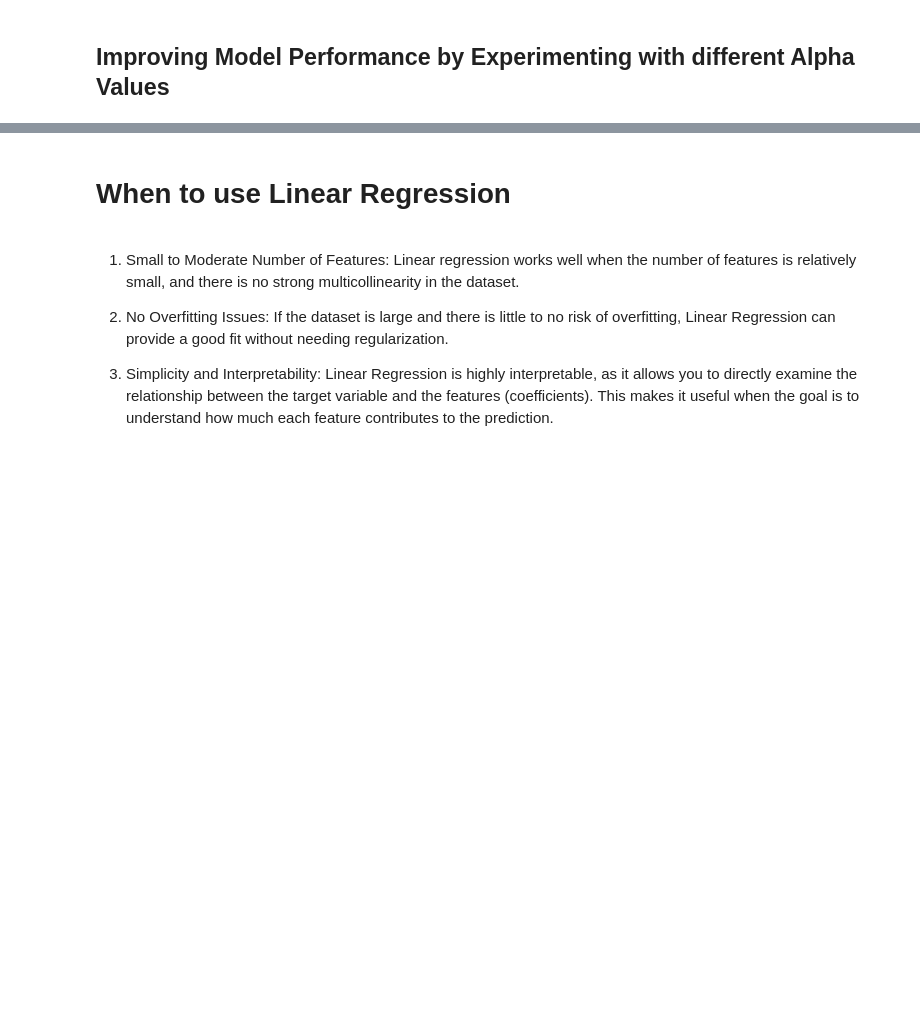
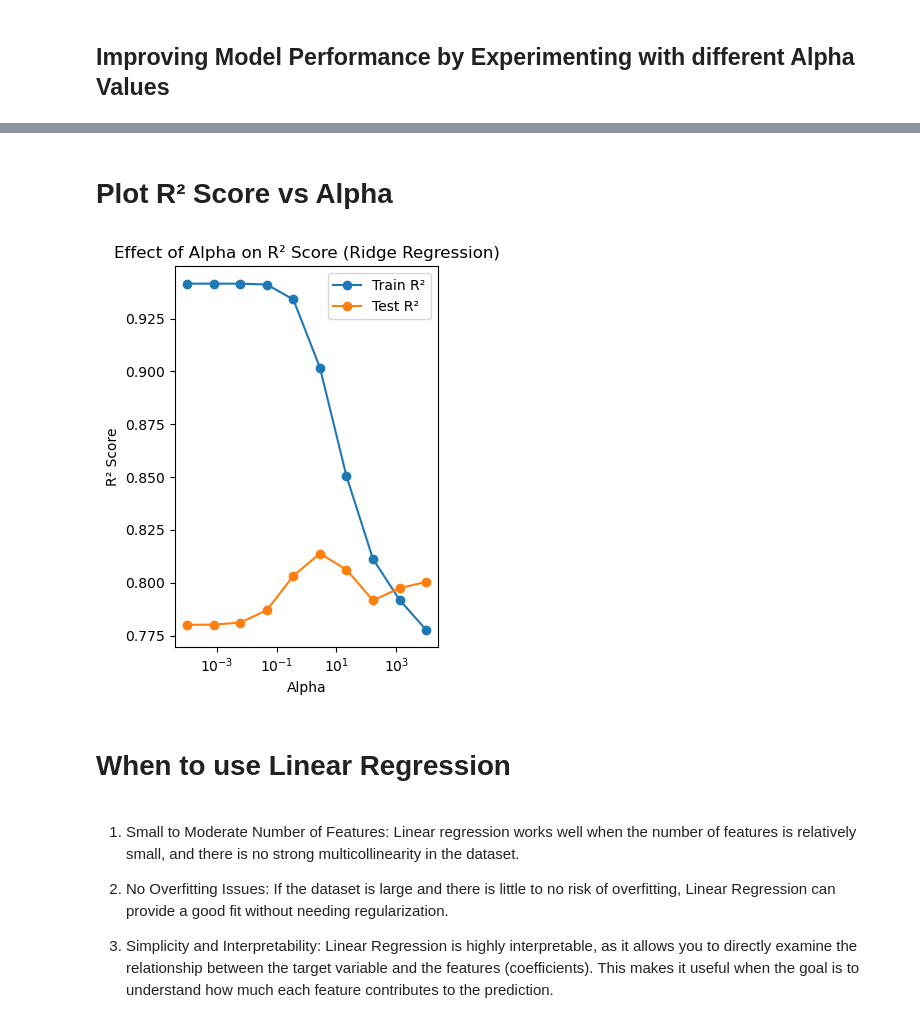
Before and after one commit to MinHanRyu/sc5002lab2, a Jupyter notebook: sc5002_lab2.ipynb, the cells around one changed output, grey strips where cells are left out. Cells and saved outputs as stored; diff of their text form; code cells hidden in the pictures; blank space fills up the shorter version.

```diff
--- a/sc5002_lab2.ipynb
+++ b/sc5002_lab2.ipynb
@@ -367,3 +416,19 @@ plt.show()
+# %% [markdown]
+# Plot R² Score vs Alpha
+# %%
+plt.subplot(1, 2, 2)
+plt.plot(alpha_values, train_r2_list, label='Train R²', marker='o')
+plt.plot(alpha_values, test_r2_list, label='Test R²', marker='o')
+plt.xscale('log')
+plt.xlabel('Alpha')
+plt.ylabel('R² Score')
+plt.title('Effect of Alpha on R² Score (Ridge Regression)')
+plt.legend()
+
+plt.tight_layout()
+plt.show()
+# %% [output]
+[figure, added]
 # %% [markdown]
 # When to use Linear Regression
 # %% [markdown]
```
Also changed, not shown: parts of 15 cells of this notebook.
